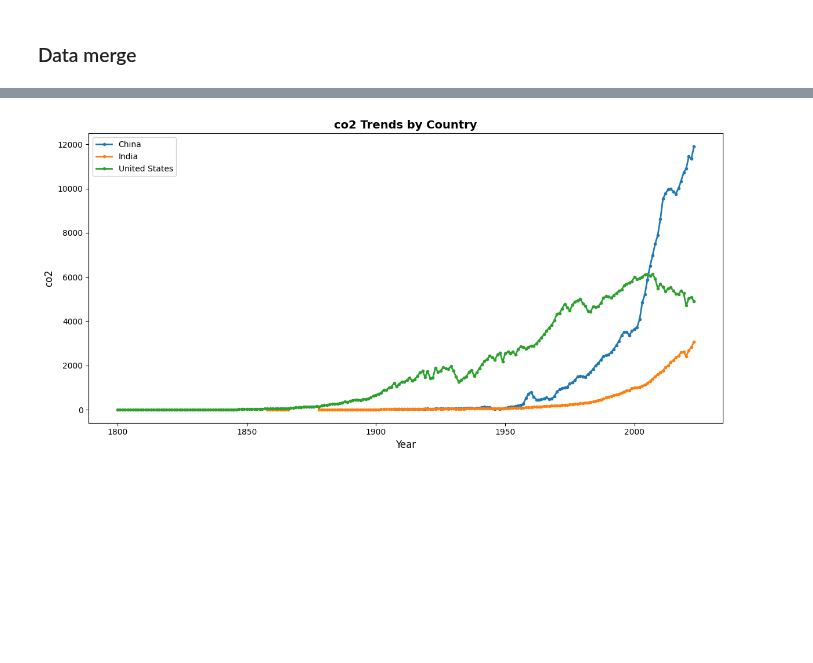
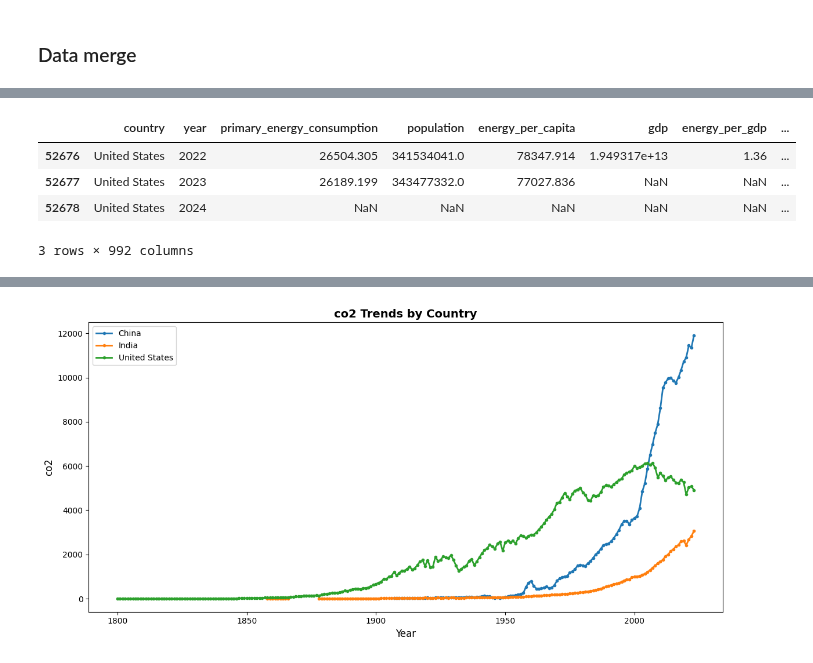
Before and after one commit to pinglainstitute/energy-gdp-emissions, a Jupyter notebook: code/00_Data_Preparation.ipynb, the cells around one changed output, grey strips where cells are left out. Saved outputs shown, nothing was run; the diff lists cells and outputs as text; code cells hidden in the pictures; blank space fills up the shorter version.

```diff
--- a/code/00_Data_Preparation.ipynb
+++ b/code/00_Data_Preparation.ipynb
@@ -39,5 +41,6 @@ print(common_columns)
 # %%
-# G20 countries
+# G7 and G20 countries
+g7_countries = ['United States', 'China', 'India', 'Canada', 'France', 'Germany', 'Italy', 'Japan', 'United Kingdom']
 g20_countries = [
     'United States', 'China', 'Japan', 'Germany',
     'United Kingdom', 'France', 'Italy', 'Canada',
@@ -91,6 +94,7 @@ if overlap_cols:
         merged_df = merged_df.drop([f"{col}_co2", f"{col}_energy"], axis=1)
 
 df = merged_df.drop(['iso_code'], axis=1).copy()
+g7_df = df[df['country'].isin(g7_countries)].copy()
 g20_df = df[df['country'].isin(g20_countries)].copy()
 
 # Clean up
@@ -138,8 +170,11 @@ if 'year' in numerical_features:
     numerical_features.remove('year')
 
 lag_df = all_data_df[['country', 'year'] + numerical_features].copy()
+g7_lag_df = g7_df[['country', 'year'] + numerical_features].copy()
 g20_lag_df = g20_df[['country', 'year'] + numerical_features].copy()
+
 lag_df = time_lag_feature(lag_df, [1, 2, 3, 4])
+g7_lag_df = time_lag_feature(g7_lag_df, [1, 2, 3, 4])
 g20_lag_df = time_lag_feature(g20_lag_df, [1, 2, 3, 4])
 # %%
 lag_df.tail(3)
@@ -150,5 +185,13 @@ lag_df.tail(3)
 | 55528 | Zimbabwe | 2024 | NaN | NaN | NaN | NaN | NaN | ... |
 3 rows × 992 columns
+# %%
+g7_lag_df.tail(3)
+# %% [output]
+|  | country | year | primary_energy_consumption | population | energy_per_capita | gdp | energy_per_gdp | ... |
+| 52676 | United States | 2022 | 26504.305 | 341534041.0 | 78347.914 | 1.949317e+13 | 1.36 | ... |
+| 52677 | United States | 2023 | 26189.199 | 343477332.0 | 77027.836 | NaN | NaN | ... |
+| 52678 | United States | 2024 | NaN | NaN | NaN | NaN | NaN | ... |
+3 rows × 992 columns
 # %%
 g20_lag_df.tail(3)
 # %% [output]
```
Also changed, not shown: parts of 11 cells of this notebook, 1 other file.
